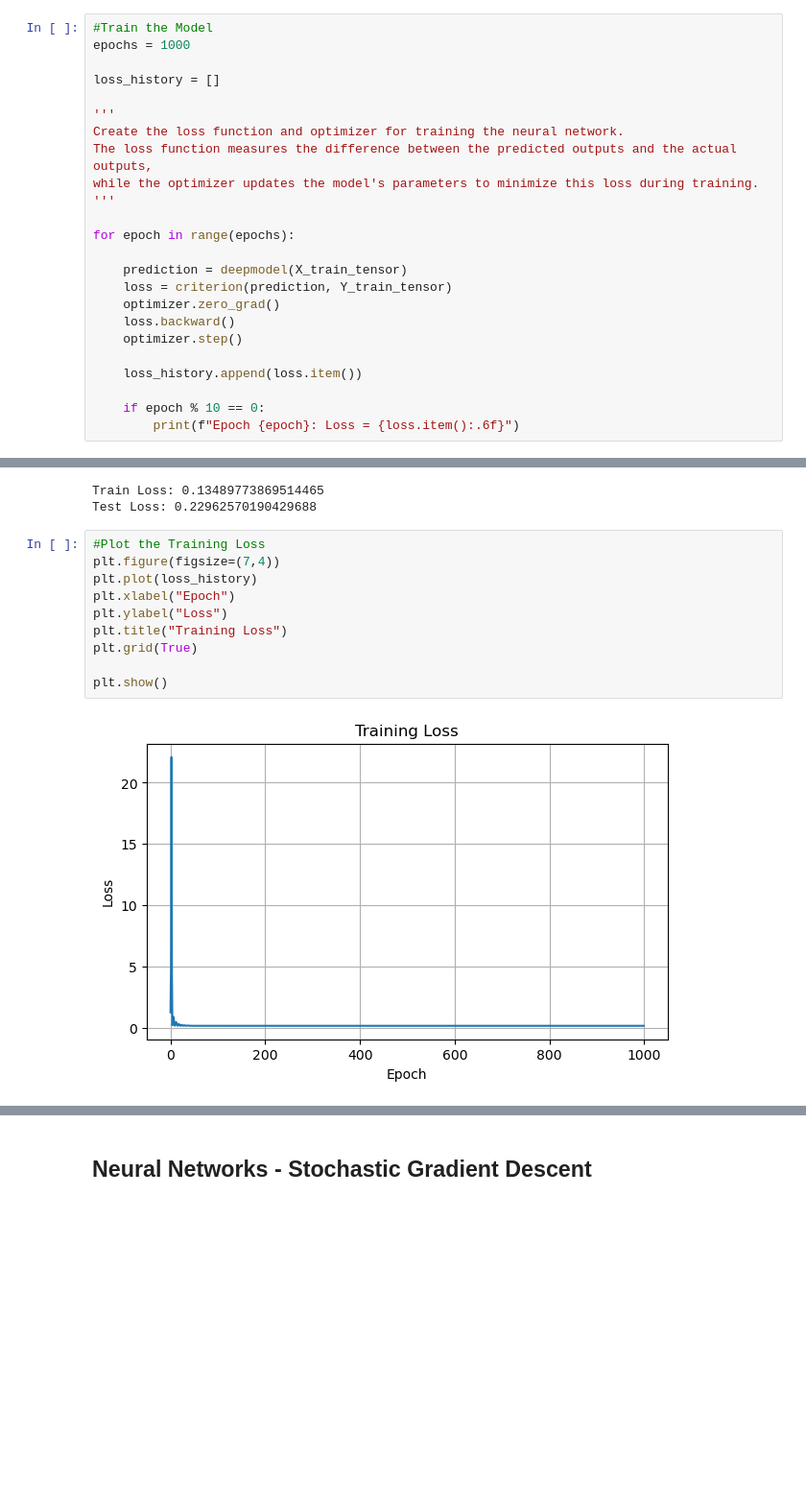
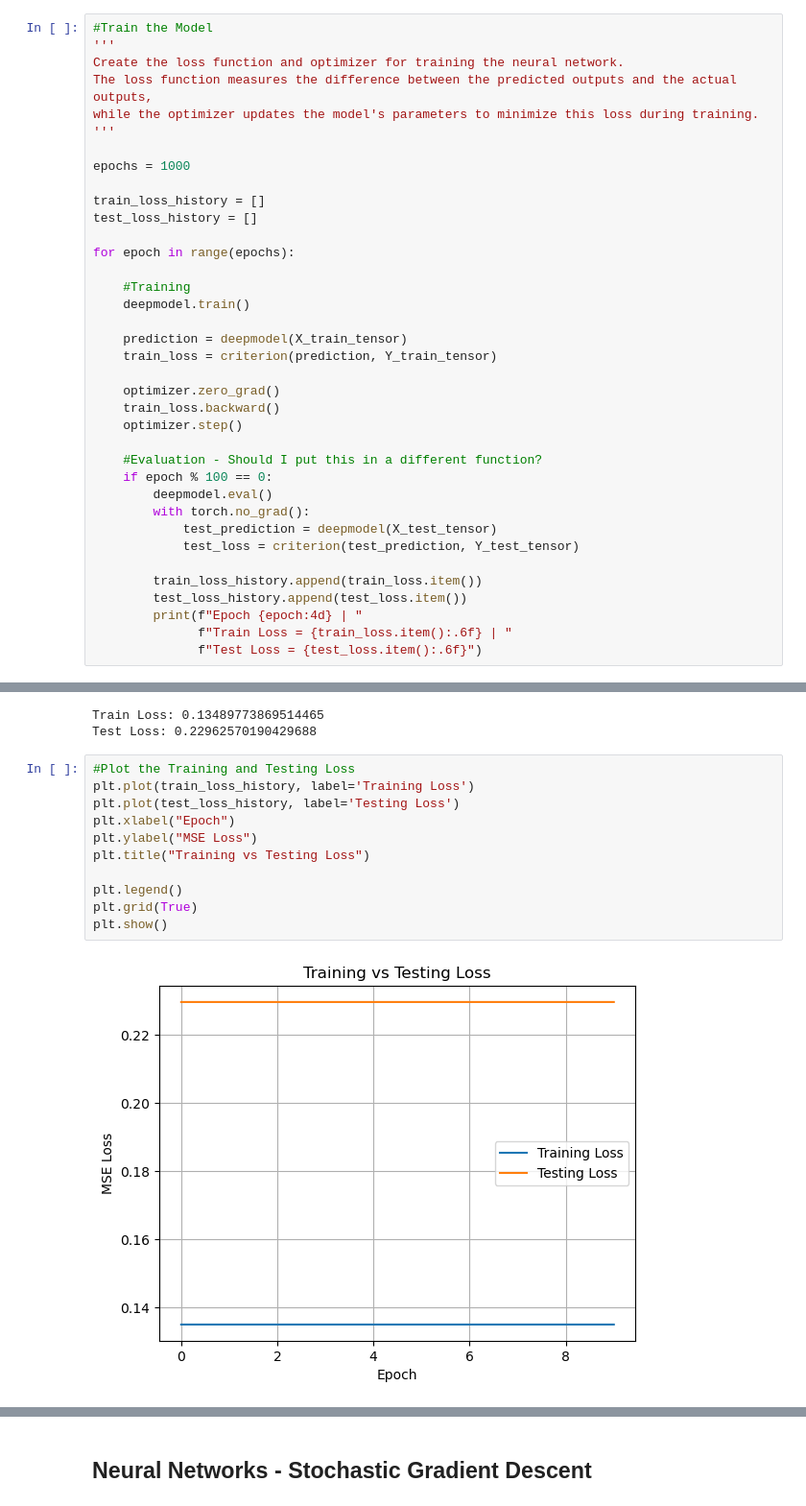
Before and after one commit to kyla-mbc/SURF26, a Jupyter notebook: LorenzMain.ipynb, the cells around one changed output, grey strips where cells are left out. Shown at 96% size. Saved outputs shown, nothing was run; the diff lists cells and outputs as text; blank space fills up the shorter version.

Commit message:
Code now allows for train and test sets

```diff
--- a/LorenzMain.ipynb
+++ b/LorenzMain.ipynb
@@ -525,26 +525,39 @@ optimizer = torch.optim.Adam(
     lr=0.01) #Learning rate
 # %%
 #Train the Model
-epochs = 1000
-
-loss_history = []
-
 '''
 Create the loss function and optimizer for training the neural network.
 The loss function measures the difference between the predicted outputs and the actual outputs,
 while the optimizer updates the model's parameters to minimize this loss during training.
 '''
 
+epochs = 1000
+
+train_loss_history = []
+test_loss_history = []
+
 for epoch in range(epochs):
 
+    #Training
+    deepmodel.train()
+
     prediction = deepmodel(X_train_tensor)
-    loss = criterion(prediction, Y_train_tensor)
+    train_loss = criterion(prediction, Y_train_tensor)
+
     optimizer.zero_grad()
-    loss.backward()
+    train_loss.backward()
     optimizer.step()
 
-    loss_history.append(loss.item())
+    #Evaluation - Should I put this in a different function?
+    if epoch % 100 == 0:
+        deepmodel.eval()
+        with torch.no_grad():
+            test_prediction = deepmodel(X_test_tensor)
+            test_loss = criterion(test_prediction, Y_test_tensor)
 
-    if epoch % 10 == 0:
-        print(f"Epoch {epoch}: Loss = {loss.item():.6f}")
+        train_loss_history.append(train_loss.item())
+        test_loss_history.append(test_loss.item())
+        print(f"Epoch {epoch:4d} | "
+              f"Train Loss = {train_loss.item():.6f} | "
+              f"Test Loss = {test_loss.item():.6f}")
 # %% [output]
@@ -582,17 +588,18 @@ print("Test Loss:", test_loss.item())
 Train Loss: 0.13489773869514465
 Test Loss: 0.22962570190429688
 # %%
-#Plot the Training Loss
-plt.figure(figsize=(7,4))
-plt.plot(loss_history)
+#Plot the Training and Testing Loss
+plt.plot(train_loss_history, label='Training Loss')
+plt.plot(test_loss_history, label='Testing Loss')
 plt.xlabel("Epoch")
-plt.ylabel("Loss")
-plt.title("Training Loss")
+plt.ylabel("MSE Loss")
+plt.title("Training vs Testing Loss")
+
+plt.legend()
 plt.grid(True)
-
 plt.show()
 # %% [output]
-[figure, old version]
+[figure, new version]
 # %%
 plt.figure(figsize=(8,5))
 
```
Also changed, not shown: parts of 3 cells of this notebook.
